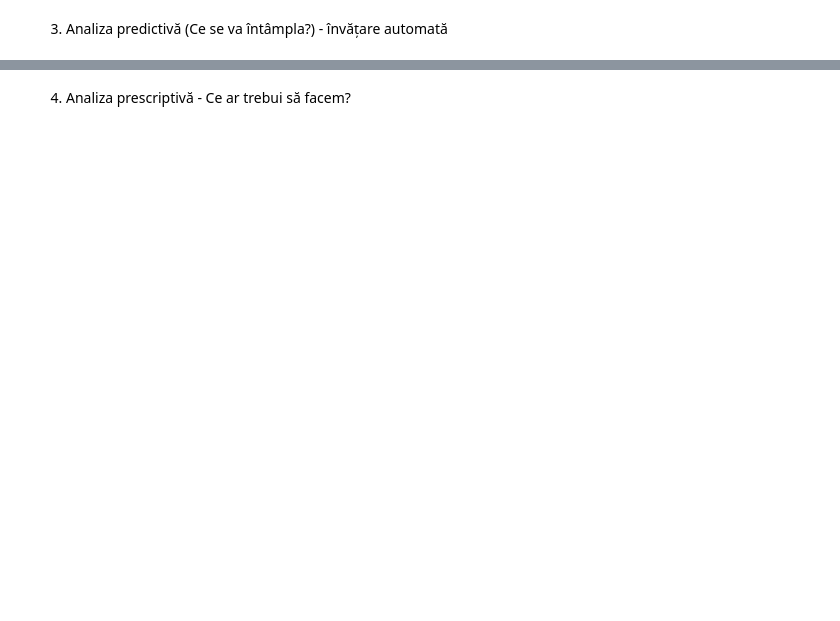
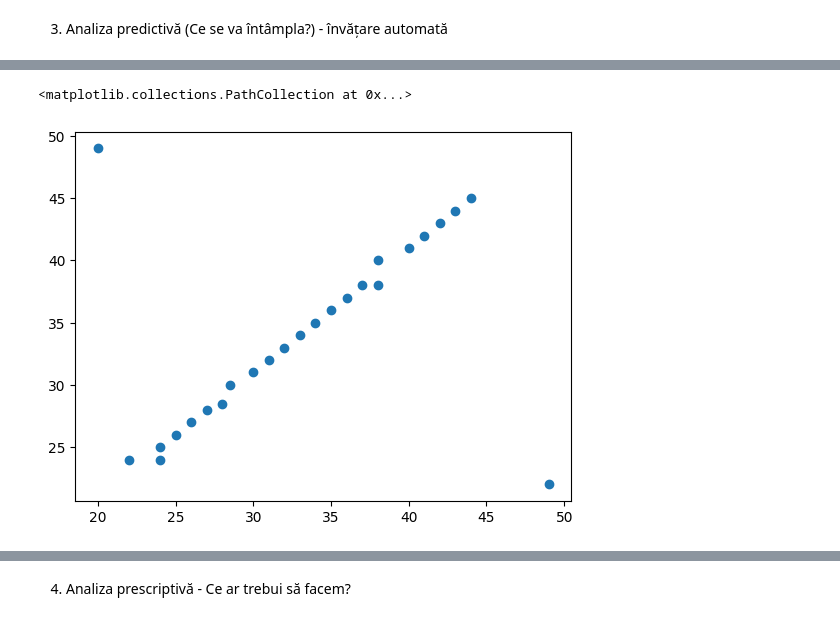
Before and after one commit to sojog/IOT-ADR-11-12-decembrie-2025, a Jupyter notebook: Device_IOT/Server/04.analiza_date.ipynb, the cells around one changed output, grey strips where cells are left out. Drawn from its saved outputs; the diff is of its cells as text; code cells hidden in the pictures; blank space fills up the shorter version.

```diff
--- a/Device_IOT/Server/04.analiza_date.ipynb
+++ b/Device_IOT/Server/04.analiza_date.ipynb
@@ -42,0 +175,5 @@ df.describe()
+# %%
+plt.scatter(new_df["T_minus_1"], new_df["temperatura"])
+# %% [output]
+<matplotlib.collections.PathCollection at 0x...>
+[figure, added]
```
Also changed, not shown: parts of 23 cells of this notebook, 6 other files.
